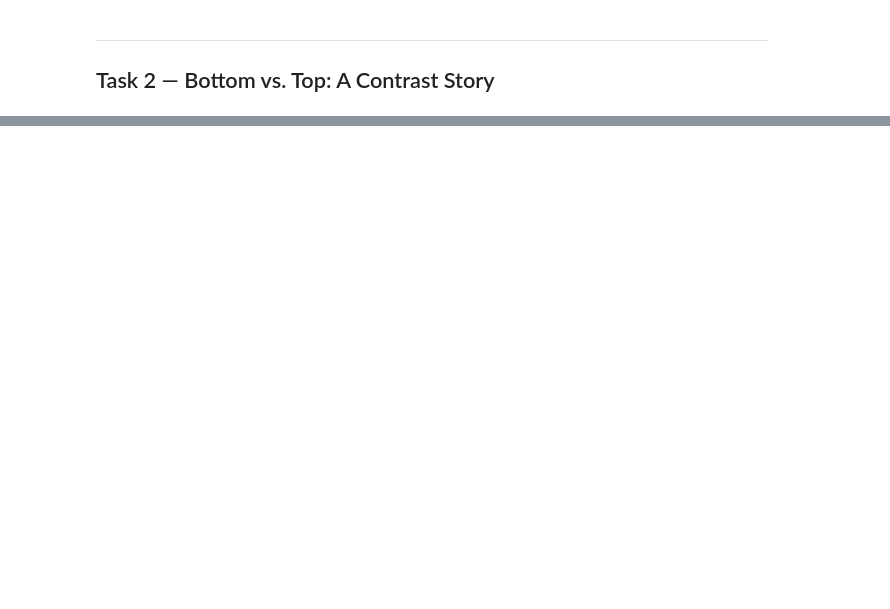
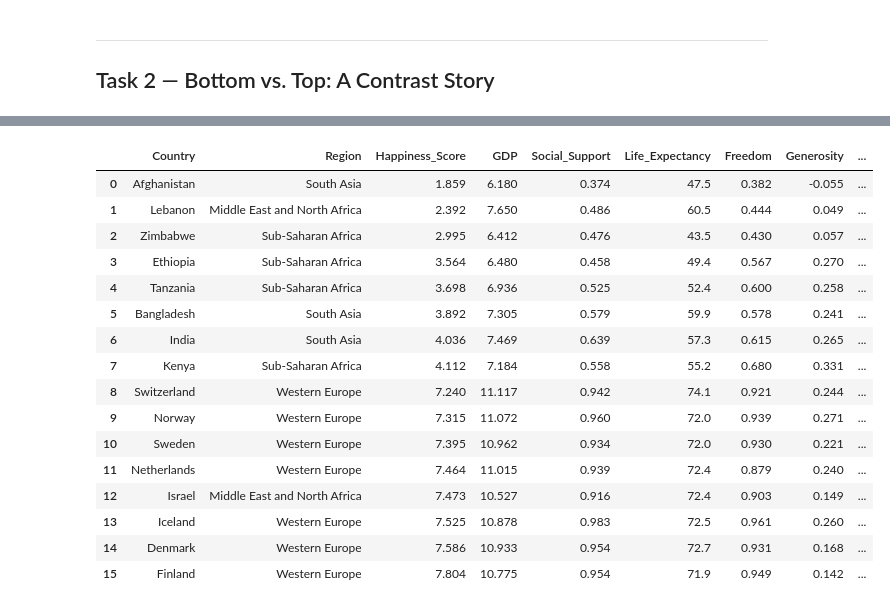
Before and after one commit to poorviika/dataviz-exercises-poorvika, a Jupyter notebook: week02/lecture02_model_answer.ipynb, the cells around one changed output, grey strips where cells are left out. Cells and saved outputs as stored; diff of their text form; code cells hidden in the pictures; blank space fills up the shorter version.

```diff
--- a/week02/lecture02_model_answer.ipynb
+++ b/week02/lecture02_model_answer.ipynb
@@ -134,0 +138,20 @@ fig.show()
+# %%
+combined
+# %% [output]
+|  | Country | Region | Happiness_Score | GDP | Social_Support | Life_Expectancy | Freedom | Generosity | ... |
+| 0 | Afghanistan | South Asia | 1.859 | 6.180 | 0.374 | 47.5 | 0.382 | -0.055 | ... |
+| 1 | Lebanon | Middle East and North Africa | 2.392 | 7.650 | 0.486 | 60.5 | 0.444 | 0.049 | ... |
+| 2 | Zimbabwe | Sub-Saharan Africa | 2.995 | 6.412 | 0.476 | 43.5 | 0.430 | 0.057 | ... |
+| 3 | Ethiopia | Sub-Saharan Africa | 3.564 | 6.480 | 0.458 | 49.4 | 0.567 | 0.270 | ... |
+| 4 | Tanzania | Sub-Saharan Africa | 3.698 | 6.936 | 0.525 | 52.4 | 0.600 | 0.258 | ... |
+| 5 | Bangladesh | South Asia | 3.892 | 7.305 | 0.579 | 59.9 | 0.578 | 0.241 | ... |
+| 6 | India | South Asia | 4.036 | 7.469 | 0.639 | 57.3 | 0.615 | 0.265 | ... |
+| 7 | Kenya | Sub-Saharan Africa | 4.112 | 7.184 | 0.558 | 55.2 | 0.680 | 0.331 | ... |
+| 8 | Switzerland | Western Europe | 7.240 | 11.117 | 0.942 | 74.1 | 0.921 | 0.244 | ... |
+| 9 | Norway | Western Europe | 7.315 | 11.072 | 0.960 | 72.0 | 0.939 | 0.271 | ... |
+| 10 | Sweden | Western Europe | 7.395 | 10.962 | 0.934 | 72.0 | 0.930 | 0.221 | ... |
+| 11 | Netherlands | Western Europe | 7.464 | 11.015 | 0.939 | 72.4 | 0.879 | 0.240 | ... |
+| 12 | Israel | Middle East and North Africa | 7.473 | 10.527 | 0.916 | 72.4 | 0.903 | 0.149 | ... |
+| 13 | Iceland | Western Europe | 7.525 | 10.878 | 0.983 | 72.5 | 0.961 | 0.260 | ... |
+| 14 | Denmark | Western Europe | 7.586 | 10.933 | 0.954 | 72.7 | 0.931 | 0.168 | ... |
+| 15 | Finland | Western Europe | 7.804 | 10.775 | 0.954 | 71.9 | 0.949 | 0.142 | ... |
```
Also changed, not shown: parts of 2 cells of this notebook, 1 other file.
